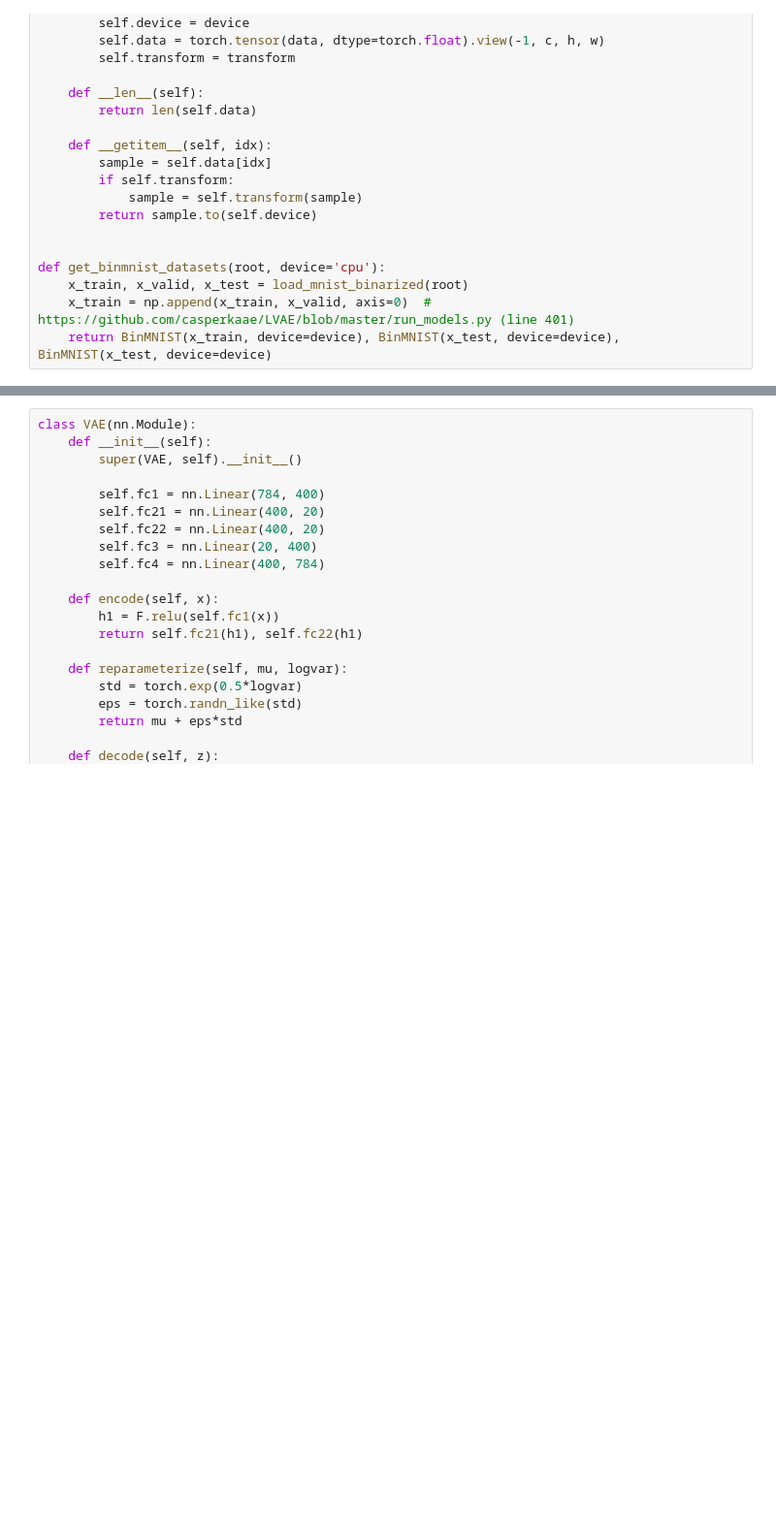
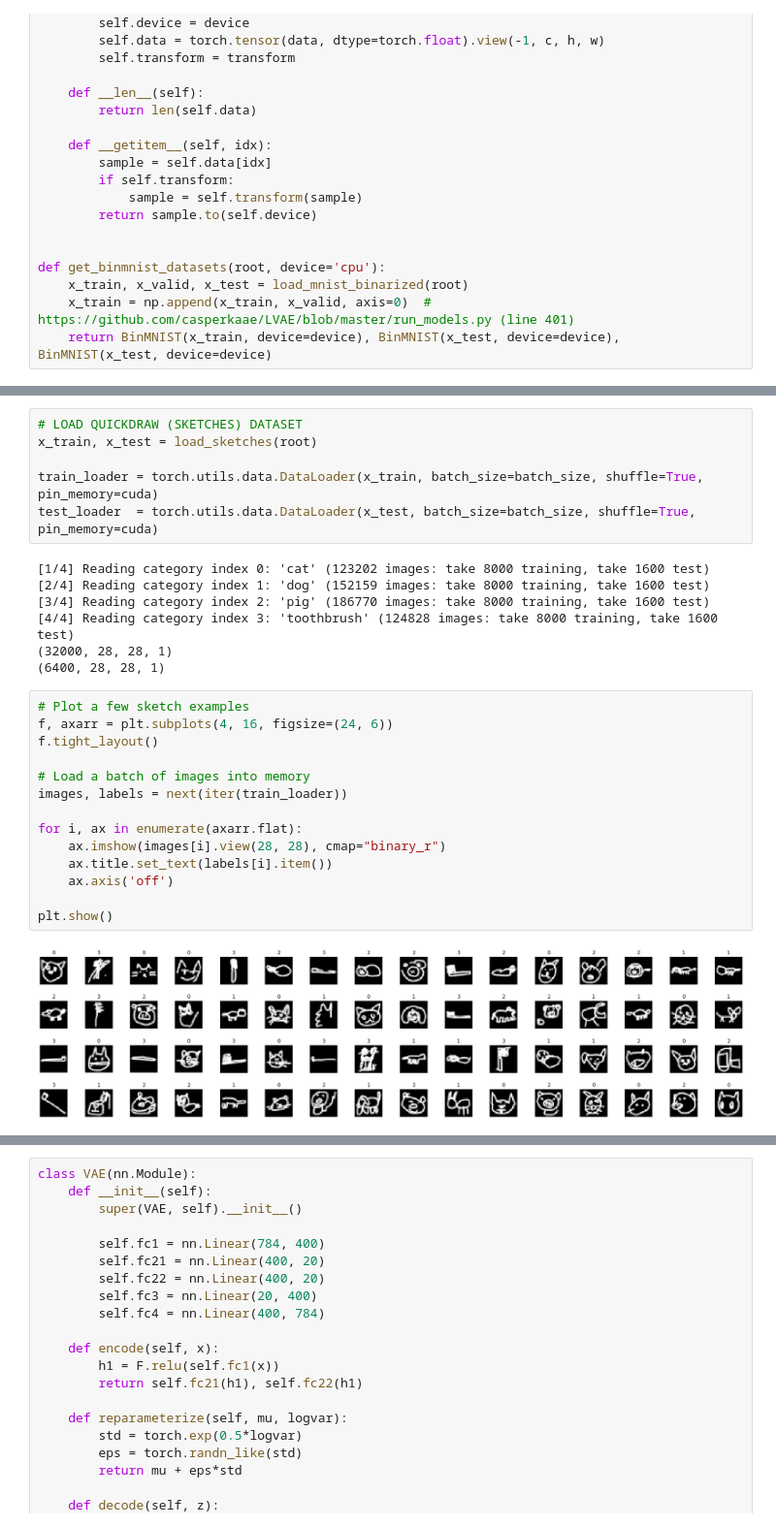
Before and after one commit to zuzkajelcicova/02456_DL-sketch_features_VAE, a Jupyter notebook: sketch_features_conv_vae.ipynb, the cells around one changed output, grey strips where cells are left out. Shown at 97% size. Drawn from its saved outputs; the diff is of its cells as text; blank space fills up the shorter version.

Commit message:
Loading QuickDraw dataset
- loading and displaying sketches from different categories

```diff
--- a/sketch_features_conv_vae.ipynb
+++ b/sketch_features_conv_vae.ipynb
@@ -84 +195,30 @@ def get_binmnist_datasets(root, device='cpu'):
+# %%
+# LOAD QUICKDRAW (SKETCHES) DATASET
+x_train, x_test = load_sketches(root)
+
+train_loader = torch.utils.data.DataLoader(x_train, batch_size=batch_size, shuffle=True, pin_memory=cuda)
+test_loader  = torch.utils.data.DataLoader(x_test, batch_size=batch_size, shuffle=True, pin_memory=cuda)
+# %% [output]
+[1/4] Reading category index 0: 'cat' (123202 images: take 8000 training, take 1600 test)
+[2/4] Reading category index 1: 'dog' (152159 images: take 8000 training, take 1600 test)
+[3/4] Reading category index 2: 'pig' (186770 images: take 8000 training, take 1600 test)
+[4/4] Reading category index 3: 'toothbrush' (124828 images: take 8000 training, take 1600 test)
+(32000, 28, 28, 1)
+(6400, 28, 28, 1)
+# %%
+# Plot a few sketch examples
+f, axarr = plt.subplots(4, 16, figsize=(24, 6))
+f.tight_layout()
+
+# Load a batch of images into memory
+images, labels = next(iter(train_loader))
+
+for i, ax in enumerate(axarr.flat):
+    ax.imshow(images[i].view(28, 28), cmap="binary_r")
+    ax.title.set_text(labels[i].item())
+    ax.axis('off')
+
+plt.show()
+# %% [output]
+[figure, added]
 # %%
```
Also changed, not shown: parts of 9 cells of this notebook.
